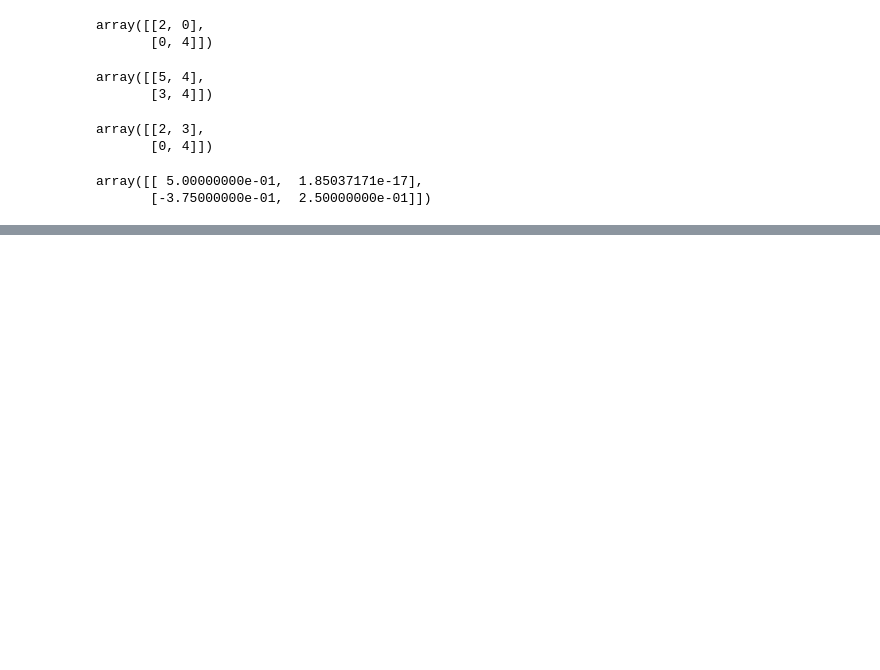
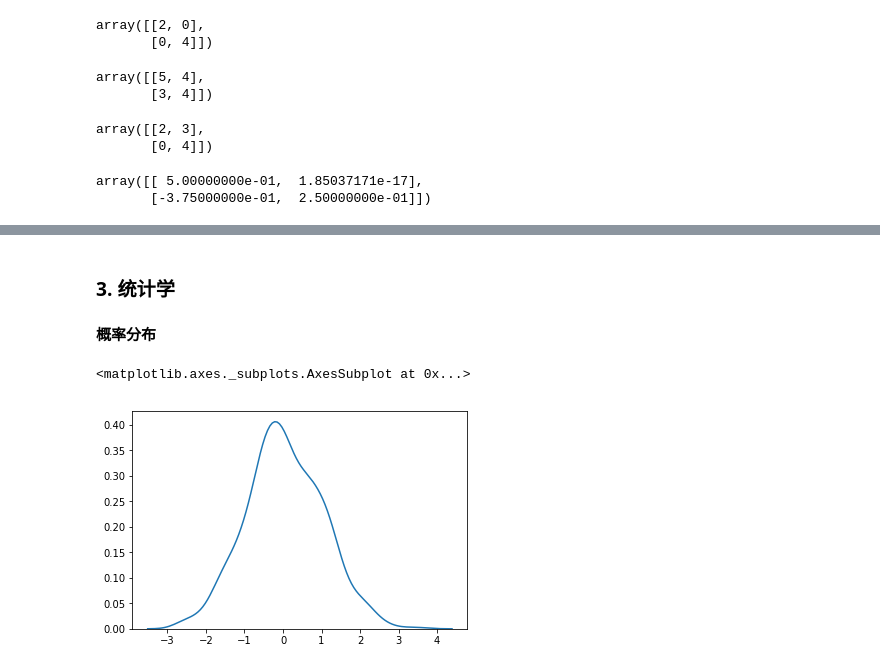
Before and after one commit to LmYjQ/pythonIntro, a Jupyter notebook: numpy_scipy.ipynb, the cells around one changed output, grey strips where cells are left out. Cells and saved outputs as stored; diff of their text form; code cells hidden in the pictures; blank space fills up the shorter version.

```diff
--- a/numpy_scipy.ipynb
+++ b/numpy_scipy.ipynb
@@ -90,0 +119,4 @@ array([[ 5.00000000e-01,  1.85037171e-17],
+# %% [markdown]
+### 3. 统计学
+# %% [markdown]
+**概率分布**
@@ -90,0 +129,8 @@ array([[ 5.00000000e-01,  1.85037171e-17],
+# %%
+n1 = norm(0,1)
+n2 = norm(2,0.1)
+# %%
+sns.kdeplot(n1.rvs(1000))
+# %% [output]
+<matplotlib.axes._subplots.AxesSubplot at 0x...>
+[figure, added]
```
Also changed, not shown: parts of 20 cells of this notebook.
